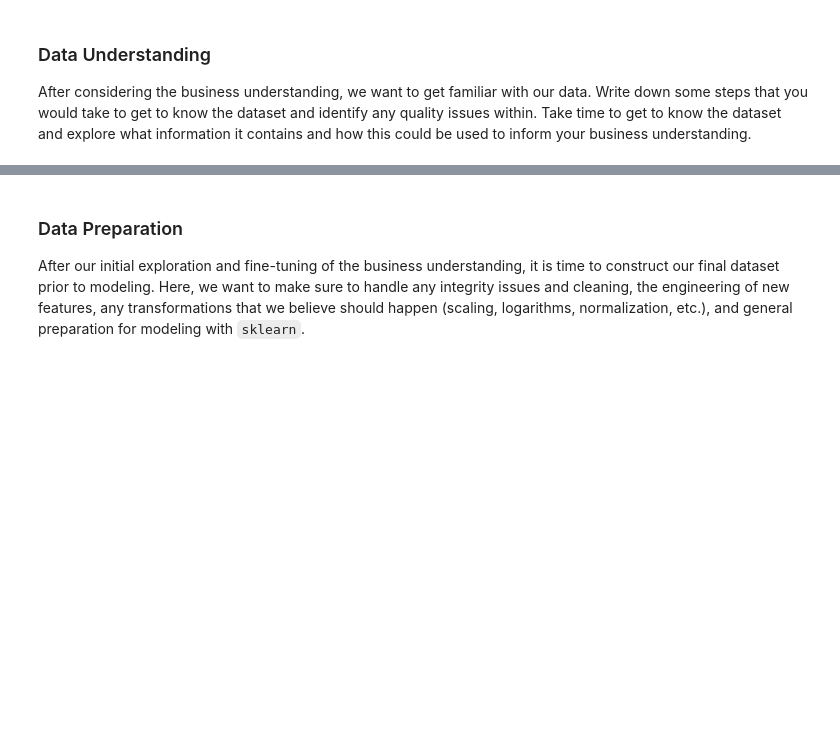
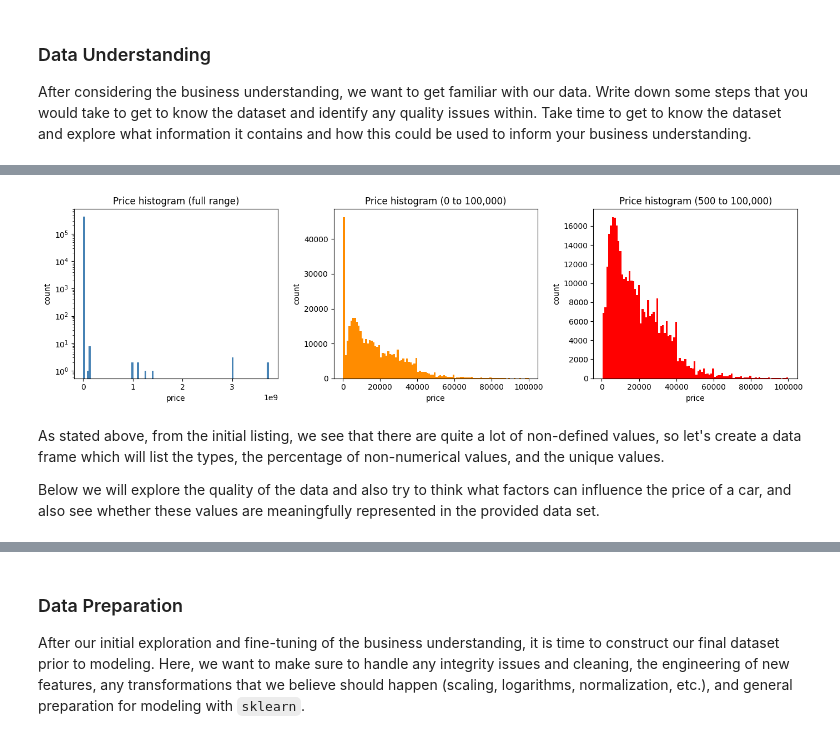
Before and after one commit to grzesadam/what-drives-the-price-of-a-car, a Jupyter notebook: prompt_II.ipynb, the cells around one changed output, grey strips where cells are left out. Cells and saved outputs as stored; diff of their text form; code cells hidden in the pictures; blank space fills up the shorter version.

```diff
--- a/prompt_II.ipynb
+++ b/prompt_II.ipynb
@@ -82,0 +69,31 @@ np.int64(4400)
+# %%
+import matplotlib.pyplot as plt
+
+fig, axes = plt.subplots(1, 3, figsize=(14, 4))
+
+axes[0].hist(df["price"], bins=100, color="steelblue")
+axes[0].set_title("Price histogram (full range)")
+axes[0].set_xlabel("price")
+axes[0].set_ylabel("count")
+axes[0].set_yscale("log")
+
+price_main_range = df.loc[df["price"].between(0, 100_000), "price"]
+axes[1].hist(price_main_range, bins=100, color="darkorange")
+axes[1].set_title("Price histogram (0 to 100,000)")
+axes[1].set_xlabel("price")
+axes[1].set_ylabel("count")
+
+price_main_range_1 = df.loc[df["price"].between(500, 100_000), "price"]
+axes[2].hist(price_main_range_1, bins=100, color="red")
+axes[2].set_title("Price histogram (500 to 100,000)")
+axes[2].set_xlabel("price")
+axes[2].set_ylabel("count")
+
+plt.tight_layout()
+plt.show()
+# %% [output]
+[figure, added]
+# %% [markdown]
+ As stated above, from the initial listing, we see that there are quite a lot of non-defined values, so let's create a data frame which will list the types, the percentage of non-numerical values, and the unique values.
+
+Below we will explore the quality of the data and also try to think what factors can influence the price of a car, and also see whether these values are meaningfully represented in the provided data set.
```
Also changed, not shown: parts of 45 cells of this notebook, 3 other files.
